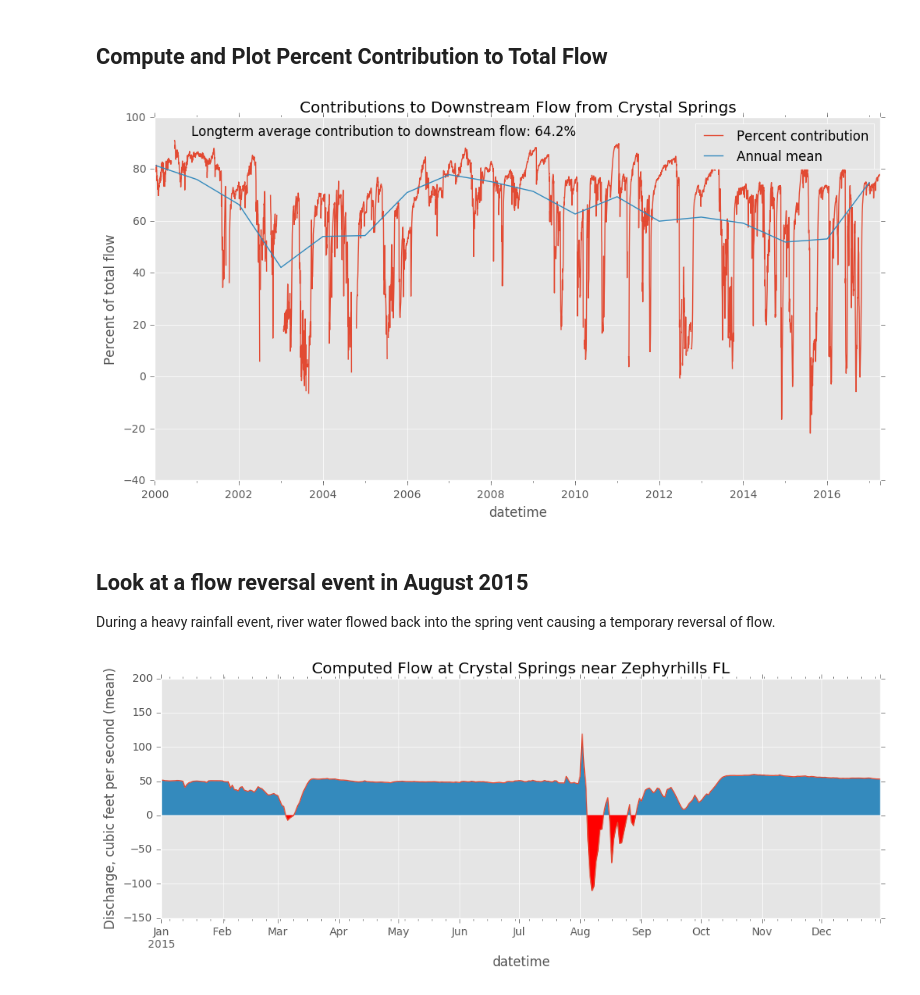
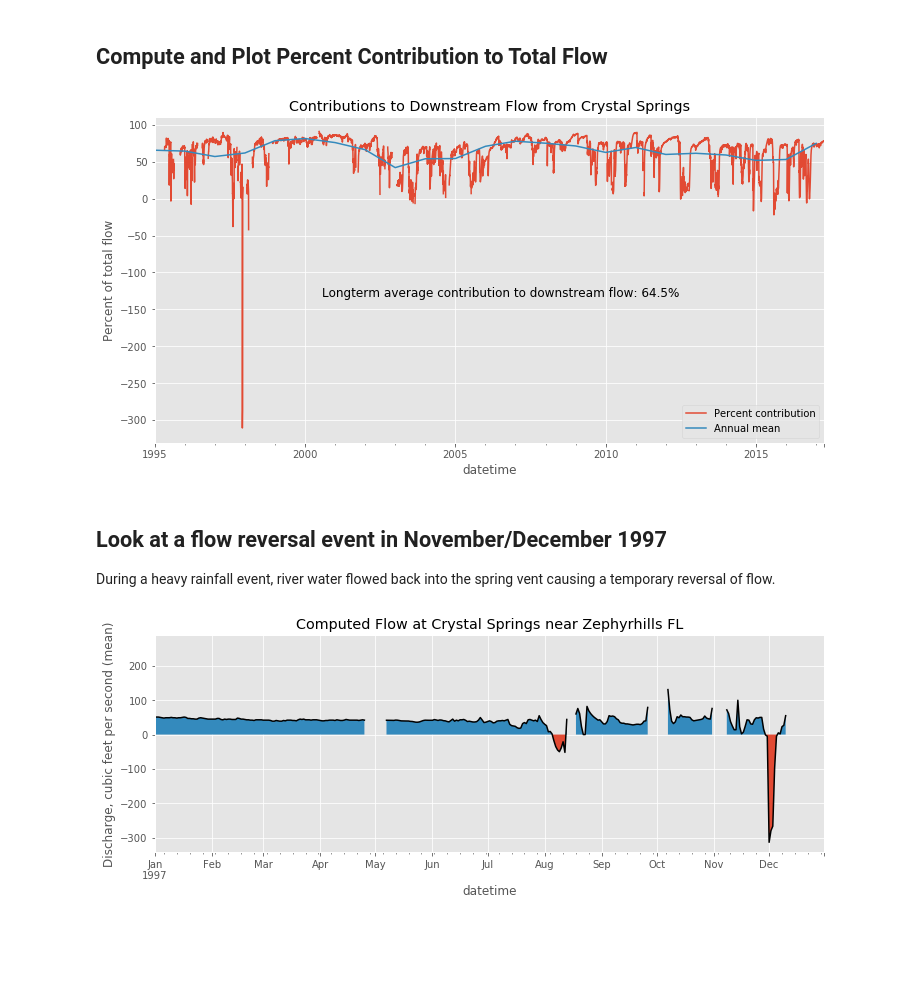
Before and after one commit to jbellino-usgs/crystal-spring-discharge, a Jupyter notebook: Crystal Spring Discharge.ipynb, the cells around one changed output. Cells and saved outputs as stored; diff of their text form; code cells hidden in the pictures; blank space fills up the shorter version.

```diff
--- a/Crystal Spring Discharge.ipynb
+++ b/Crystal Spring Discharge.ipynb
@@ -155,47 +154,43 @@ plt.show()
 # %%
 # Create a pyplot object and set title and y-axis label
 fig, ax = plt.subplots(figsize=(12, 6))
 title = 'Contributions to Downstream Flow from Crystal Springs'
 ax.set_ylabel('Percent of total flow')
 
-# Change these to focus on different periods of time
-# E.g. '2005' for the year 2005, '2006-01' for January of 2006, or '2006-01-15' for January 15, 2006
-# Data were downloaded for the period January 1, 2000 through April 9, 2017 so any period between those
-# dates are fair game.
-start = '2000'
-end = '2017'
-
-pct = (spring[start: end] / below[start: end]) * 100
+# Compute percent contribution
+pct = (spring / below) * 100
 pct.plot(title=title, label='Percent contribution')
 pct.resample('A').mean().plot(label='Annual mean')
 
 # add some text to the plot
 s = 'Longterm average contribution to downstream flow: {:.1f}%'.format(pct.mean())
-t = ax.text(.05, .95, s, size=12, transform=ax.transAxes)
+t = ax.text(.25, .45, s, size=12, transform=ax.transAxes)
 
 plt.legend()
 plt.show()
 # %% [output]
-[figure, old version]
+[figure, new version]
 # %% [markdown]
-## Look at a flow reversal event in August 2015
+## Look at a flow reversal event in November/December 1997
+
 During a heavy rainfall event, river water flowed back into the spring vent causing a temporary reversal of flow.
 # %%
 fig, ax = plt.subplots(figsize=(12, 6))
 ax.set_ylabel('Discharge, cubic feet per second (mean)')
 title = 'Computed Flow at Crystal Springs near Zephyrhills FL'
 
-spring['2015'].plot(figsize=(12, 4), title=title)
+year = '1997'
+spring[year].plot(figsize=(12, 4), title=title, color='black')
 
 spring_gt0 = spring[spring > 0]
 spring_lt0 = spring[spring <= 0]
 
-spring_gt0 = spring_gt0['2015']
-spring_lt0 = spring_lt0['2015']
+spring_gt0 = spring_gt0[year]
+spring_lt0 = spring_lt0[year]
 
+ax.fill_between(spring.index, spring, where=spring<0, interpolate=True)
 ax.fill_between(spring.index, spring, where=spring>0, interpolate=True)
-ax.fill_between(spring.index, spring, where=spring<0, interpolate=True, color='red')
 
 plt.show()
 # %% [output]
-[figure, old version]
+[figure, new version]
```
Also changed, not shown: parts of 6 cells of this notebook, 3 other files.
